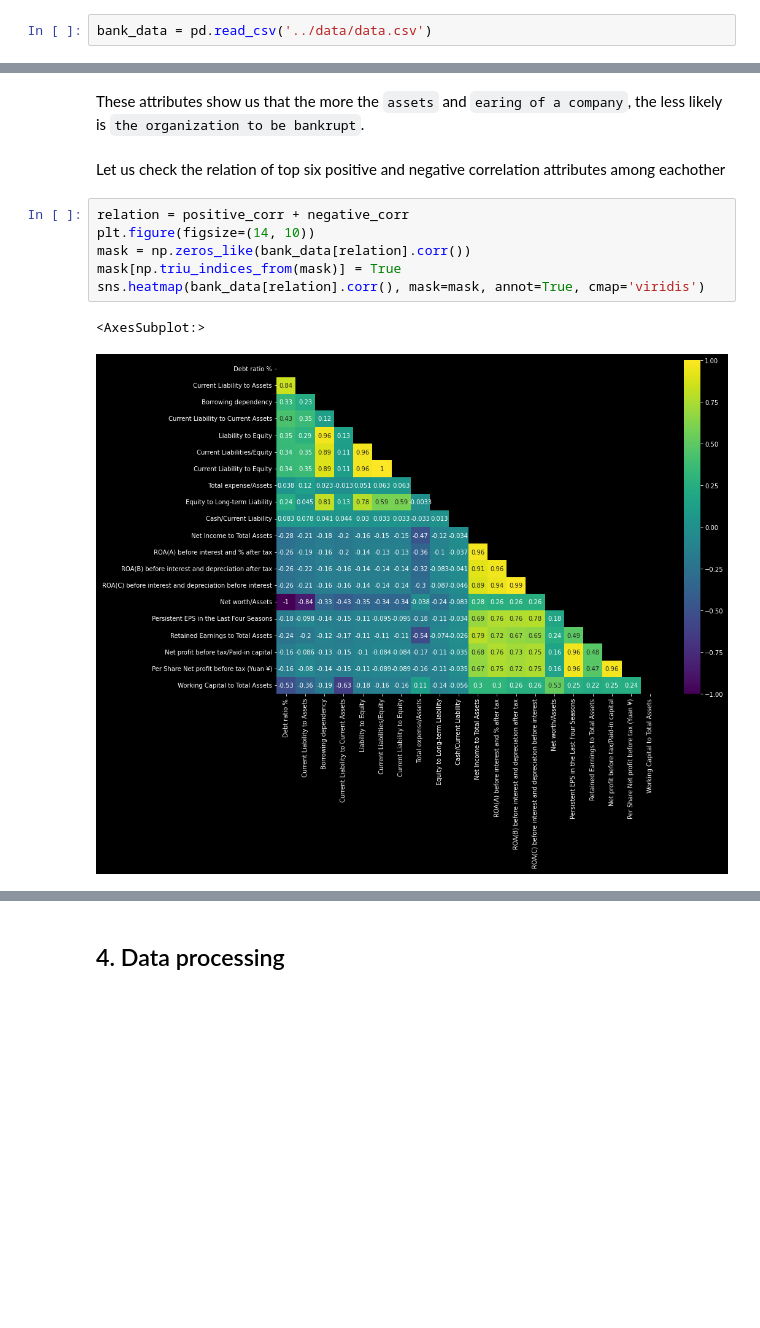
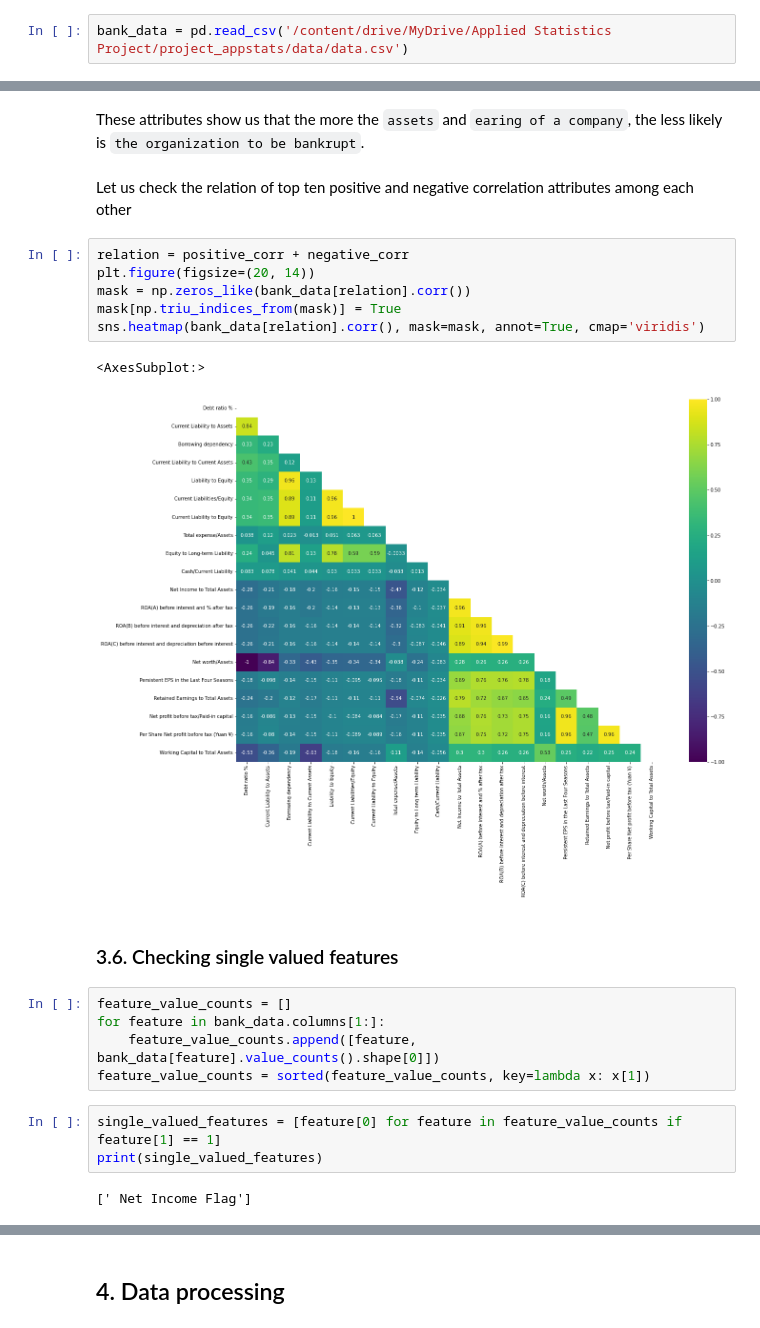
Before and after one commit to almondnguyen/project_appstats, a Jupyter notebook: Code/Company Bankruptcy Prediction.ipynb, the cells around one changed output, grey strips where cells are left out. Cells and saved outputs as stored; diff of their text form; blank space fills up the shorter version.

```diff
--- a/Code/Company Bankruptcy Prediction.ipynb
+++ b/Code/Company Bankruptcy Prediction.ipynb
@@ -31,7 +37,7 @@ from sklearn.metrics import classification_report, roc_curve, auc
 # %% [markdown]
 ### 1.1. Read data
 # %%
-bank_data = pd.read_csv('../data/data.csv')
+bank_data = pd.read_csv('/content/drive/MyDrive/Applied Statistics Project/project_appstats/data/data.csv')
 # %%
 pd.set_option('display.max_columns', None)
 # %%
@@ -231,13 +236,25 @@ corr_barplot(x_value, y_value)
 # %% [markdown]
 These attributes show us that the more the `assets` and `earing of a company`, the less likely is `the organization to be bankrupt`.
 # %% [markdown]
-Let us check the relation of top six positive and negative correlation attributes among eachother
+Let us check the relation of top ten positive and negative correlation attributes among each other
 # %%
 relation = positive_corr + negative_corr
-plt.figure(figsize=(14, 10))
+plt.figure(figsize=(20, 14))
 mask = np.zeros_like(bank_data[relation].corr())
 mask[np.triu_indices_from(mask)] = True
 sns.heatmap(bank_data[relation].corr(), mask=mask, annot=True, cmap='viridis')
 # %% [output]
 <AxesSubplot:>
-[figure, old version]
+[figure, new version]
+# %% [markdown]
+### 3.6. Checking single valued features
+# %%
+feature_value_counts = []
+for feature in bank_data.columns[1:]:
+    feature_value_counts.append([feature, bank_data[feature].value_counts().shape[0]])
+feature_value_counts = sorted(feature_value_counts, key=lambda x: x[1])
+# %%
+single_valued_features = [feature[0] for feature in feature_value_counts if feature[1] == 1]
+print(single_valued_features)
+# %% [output]
+[' Net Income Flag']
```
Also changed, not shown: parts of 79 cells of this notebook.
